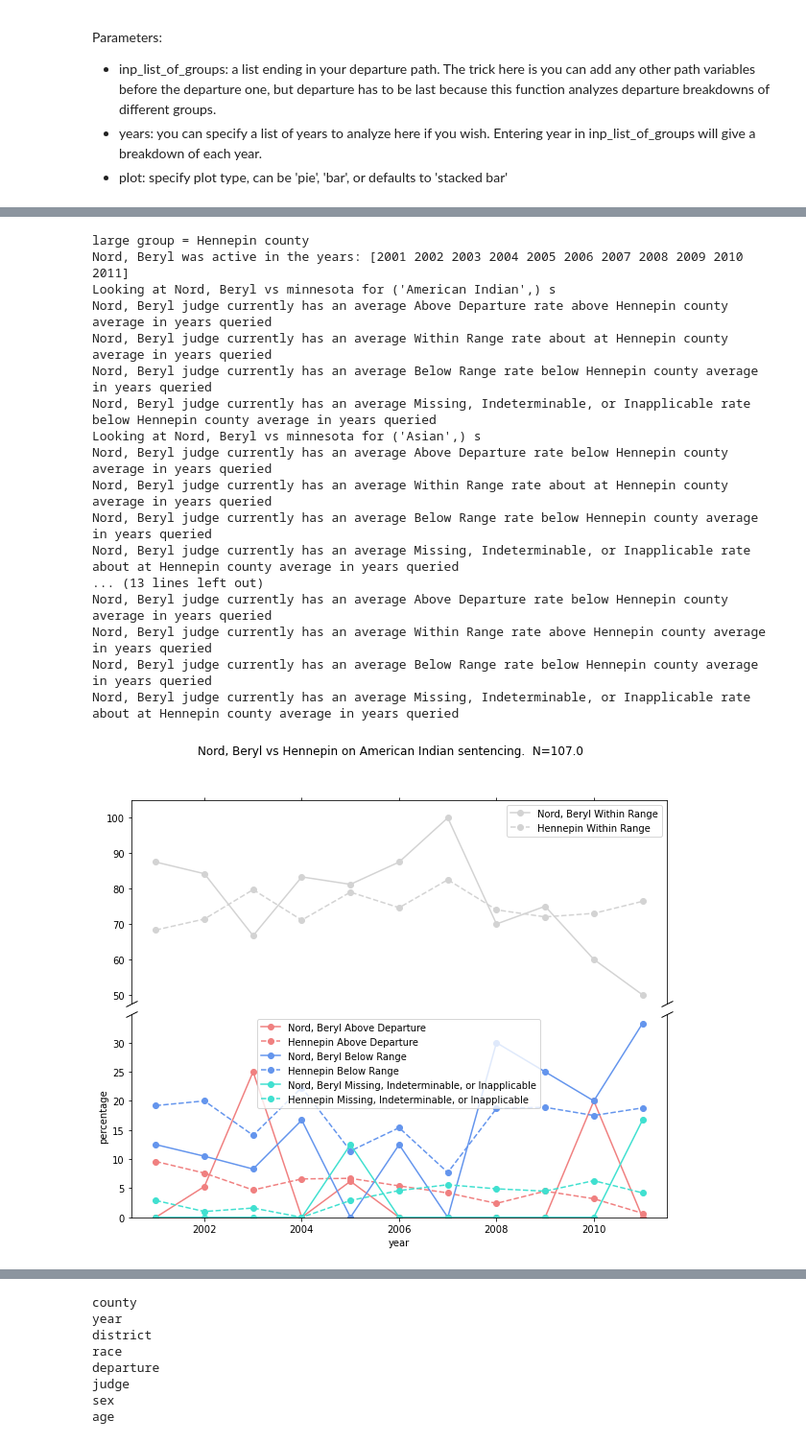
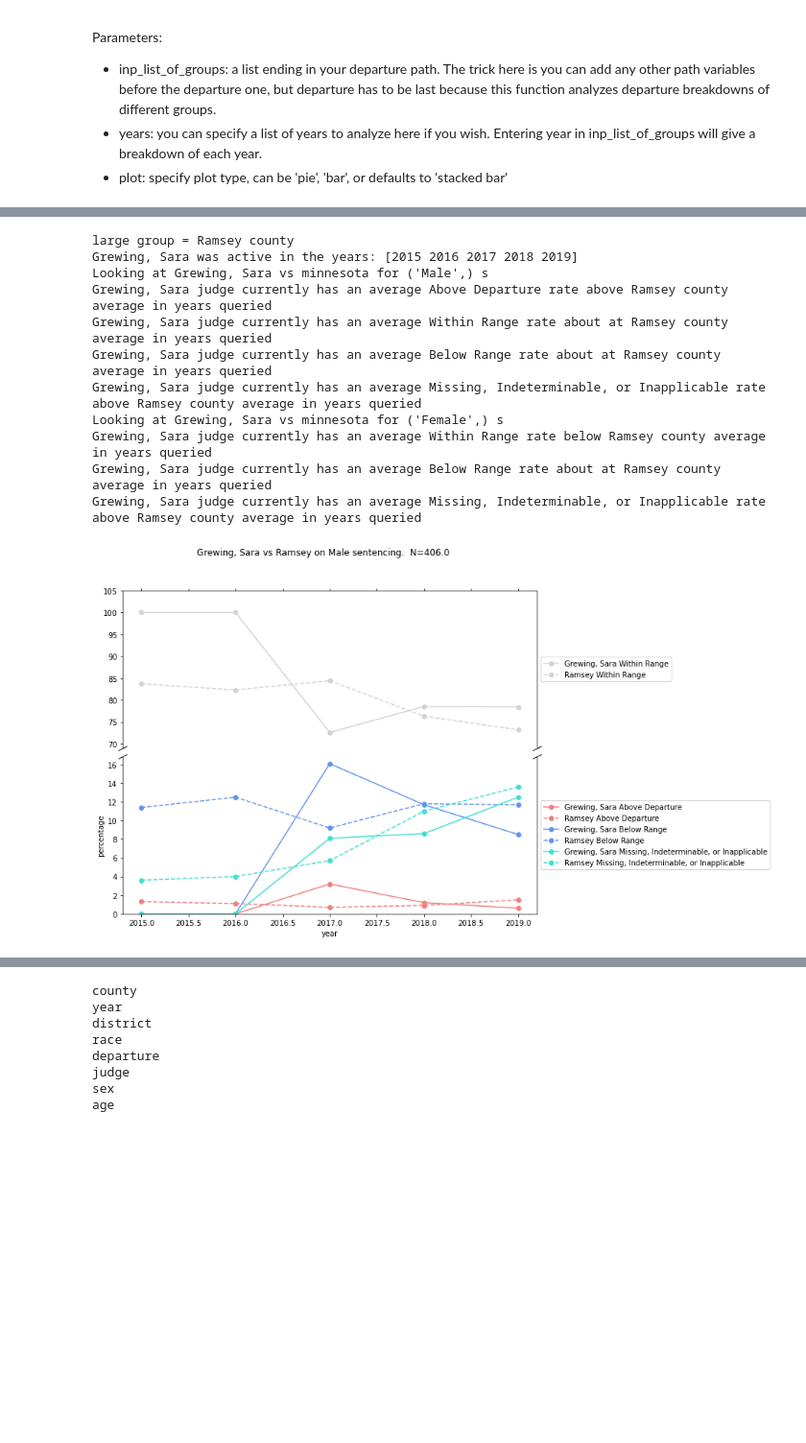
Before and after one commit to nitkiew2/QSIDE-JUSTFAIR-TOOLBOX, a Jupyter notebook: Package_testing.ipynb, the cells around one changed output, grey strips where cells are left out. Shown: that part at 96% size. Drawn from its saved outputs; the diff is of its cells as text; code cells hidden in the pictures; blank space fills up the shorter version.

```diff
--- a/Package_testing.ipynb
+++ b/Package_testing.ipynb
@@ -44,7 +47,8 @@ paths['departure'] = jt.Path('durdep', { 0:'Within Range',
                                          2:'Below Range',
                                          3:'Missing, Indeterminable, or Inapplicable'})
 paths['judge'] = jt.Path('judge')
-paths['sex'] = jt.Path('sex', { 1: 'Male',
+paths['sex'] = jt.Path('sex', { 0: 'N/A',
+                                1: 'Male',
                                 2: 'Female'})
 paths['age'] = jt.Path('Agecat', { 1: 'Under 18',
                                    2: '18-21',
@@ -125,24 +122,17 @@ output:
 
 returns a dictionary with the following mapping: output\[year\] = \[judge_data, state_data\].  See the example 2 cells below for a reference.
 # %%
-
-output = minnesota.compare_section_to_larger_group('judge','Nord, Beryl', 'county', 'Hennepin', ['race','departure'], plot = True)
+output = minnesota.compare_section_to_larger_group('judge','Grewing, Sara', 'county', 'Ramsey', ['sex','departure'], plot = True)
 # %% [output]
-large group = Hennepin county
-Nord, Beryl was active in the years: [2001 2002 2003 2004 2005 2006 2007 2008 2009 2010 2011]
-Looking at Nord, Beryl vs minnesota for ('American Indian',) s
-Nord, Beryl judge currently has an average Above Departure rate above Hennepin county average in years queried
-Nord, Beryl judge currently has an average Within Range rate about at Hennepin county average in years queried
-Nord, Beryl judge currently has an average Below Range rate below Hennepin county average in years queried
-Nord, Beryl judge currently has an average Missing, Indeterminable, or Inapplicable rate below Hennepin county average in years queried
-Looking at Nord, Beryl vs minnesota for ('Asian',) s
-Nord, Beryl judge currently has an average Above Departure rate below Hennepin county average in years queried
-Nord, Beryl judge currently has an average Within Range rate about at Hennepin county average in years queried
-Nord, Beryl judge currently has an average Below Range rate below Hennepin county average in years queried
-Nord, Beryl judge currently has an average Missing, Indeterminable, or Inapplicable rate about at Hennepin county average in years queried
-... (13 lines left out)
-Nord, Beryl judge currently has an average Above Departure rate below Hennepin county average in years queried
-Nord, Beryl judge currently has an average Within Range rate above Hennepin county average in years queried
-Nord, Beryl judge currently has an average Below Range rate below Hennepin county average in years queried
-Nord, Beryl judge currently has an average Missing, Indeterminable, or Inapplicable rate about at Hennepin county average in years queried
+large group = Ramsey county
+Grewing, Sara was active in the years: [2015 2016 2017 2018 2019]
+Looking at Grewing, Sara vs minnesota for ('Male',) s
+Grewing, Sara judge currently has an average Above Departure rate above Ramsey county average in years queried
+Grewing, Sara judge currently has an average Within Range rate about at Ramsey county average in years queried
+Grewing, Sara judge currently has an average Below Range rate about at Ramsey county average in years queried
+Grewing, Sara judge currently has an average Missing, Indeterminable, or Inapplicable rate above Ramsey county average in years queried
+Looking at Grewing, Sara vs minnesota for ('Female',) s
+Grewing, Sara judge currently has an average Within Range rate below Ramsey county average in years queried
+Grewing, Sara judge currently has an average Below Range rate about at Ramsey county average in years queried
+Grewing, Sara judge currently has an average Missing, Indeterminable, or Inapplicable rate above Ramsey county average in years queried
-[figure, old version]
+[figure, new version]
```
Also changed, not shown: parts of 8 cells of this notebook, 1 other file.
